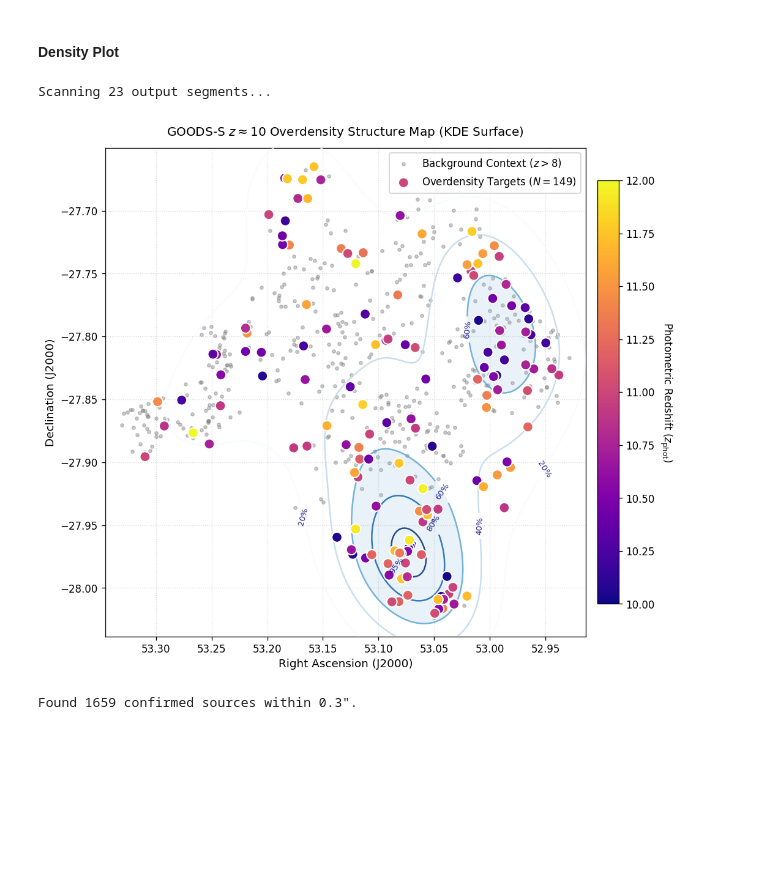
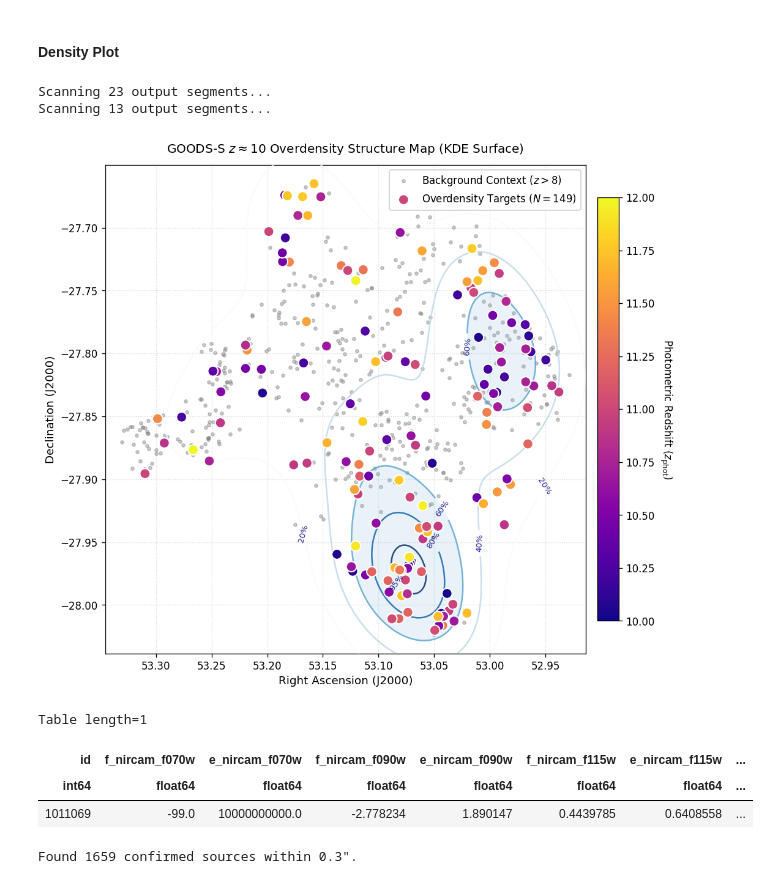
Before and after one commit to sfremy/my-eazy-jwst, a Jupyter notebook: scripts/eazy_processing.ipynb, the cells around one changed output. Cells and saved outputs as stored; diff of their text form; code cells hidden in the pictures; blank space fills up the shorter version.

```diff
--- a/scripts/eazy_processing.ipynb
+++ b/scripts/eazy_processing.ipynb
@@ -1407,11 +1407,22 @@ Average deviation from Hainline: -0.29394945389724886
 from astropy.table import Table
 
 master_table_s = find_all('../inputs/OUTPUT_S/')
+master_table_n = find_all('../inputs/OUTPUT_N/')
 
 density_plot(master_table_s)
 # %% [output]
 Scanning 23 output segments...
+Scanning 13 output segments...
 [figure]
+# %%
+master_table_n[master_table_n['id'] == 1011069]
+
+# plt.figure()
+# %% [output]
+Table length=1
+| id | f_nircam_f070w | e_nircam_f070w | f_nircam_f090w | e_nircam_f090w | f_nircam_f115w | e_nircam_f115w | ... |
+| int64 | float64 | float64 | float64 | float64 | float64 | float64 | ... |
+| 1011069 | -99.0 | 10000000000.0 | -2.778234 | 1.890147 | 0.4439785 | 0.6408558 | ... |
 # %%
 def clean_via_catalog_match(cat1, cat2, max_separation=0.3):
     """
```
